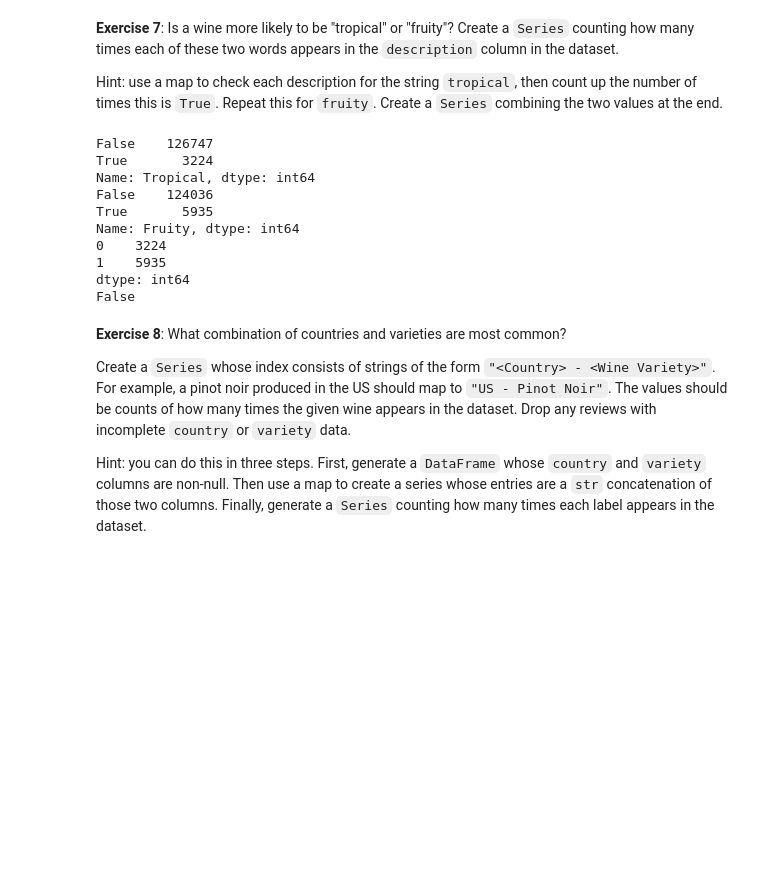
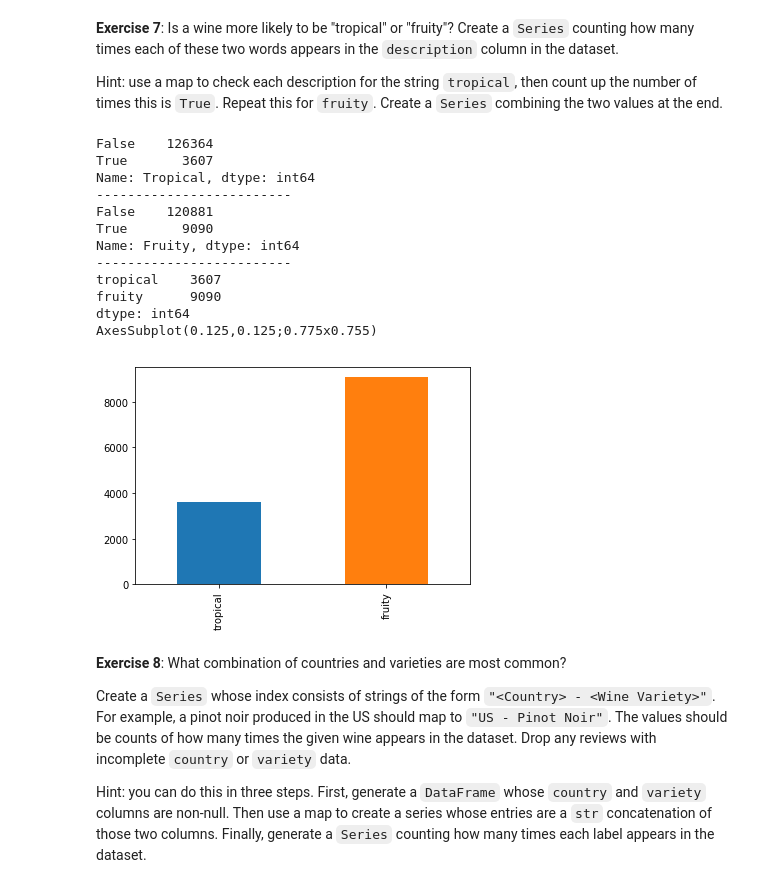
Before and after one commit to TejasReddy9/kaggle_learn, a Jupyter notebook: pandas/pd_3.ipynb, the cells around one changed output. Cells and saved outputs as stored; diff of their text form; code cells hidden in the pictures; blank space fills up the shorter version.

```diff
--- a/pandas/pd_3.ipynb
+++ b/pandas/pd_3.ipynb
@@ -156,30 +156,33 @@ Now it's time for some visual exercises. In the questions that follow, generate
 Hint: use a map to check each description for the string `tropical`, then count up the number of times this is `True`. Repeat this for `fruity`. Create a `Series` combining the two values at the end.
 # %%
 res = reviews.copy()
-tropical_count = res.description.map(lambda x: True if "tropical" in x.split(" ") else False)
+tropical_count = res.description.map(lambda x: True if "tropical" in x else False)
 tropical_count.name = "Tropical"
 tr = tropical_count.value_counts()
 print(tr)
-# print(tr[1])
-fruity_count = res.description.map(lambda x: True if "fruity" in x.split(" ") else False)
+print("-------------------------")
+fruity_count = res.description.map(lambda x: True if "fruity" in x else False)
 fruity_count.name = "Fruity"
 fr = fruity_count.value_counts()
 print(fr)
-# print(fr[1])
-res_ = pd.Series([tr[1],fr[1]])
-print(res_)
-print(check_q7(res_)) ## some problem with solution cecking code
+print("-------------------------")
+res = pd.Series([tr[1],fr[1]], index=["tropical","fruity"])
+print(res)
+print(check_q7(res))
 # %% [output]
-False    126747
-True       3224
+False    126364
+True       3607
 Name: Tropical, dtype: int64
-False    124036
-True       5935
+-------------------------
+False    120881
+True       9090
 Name: Fruity, dtype: int64
-0    3224
-1    5935
+-------------------------
+tropical    3607
+fruity      9090
 dtype: int64
-False
+AxesSubplot(0.125,0.125;0.775x0.755)
+[figure, added]
 # %% [markdown]
 
 **Exercise 8**: What combination of countries and varieties are most common?
```
Also changed, not shown: parts of 2 cells of this notebook.
